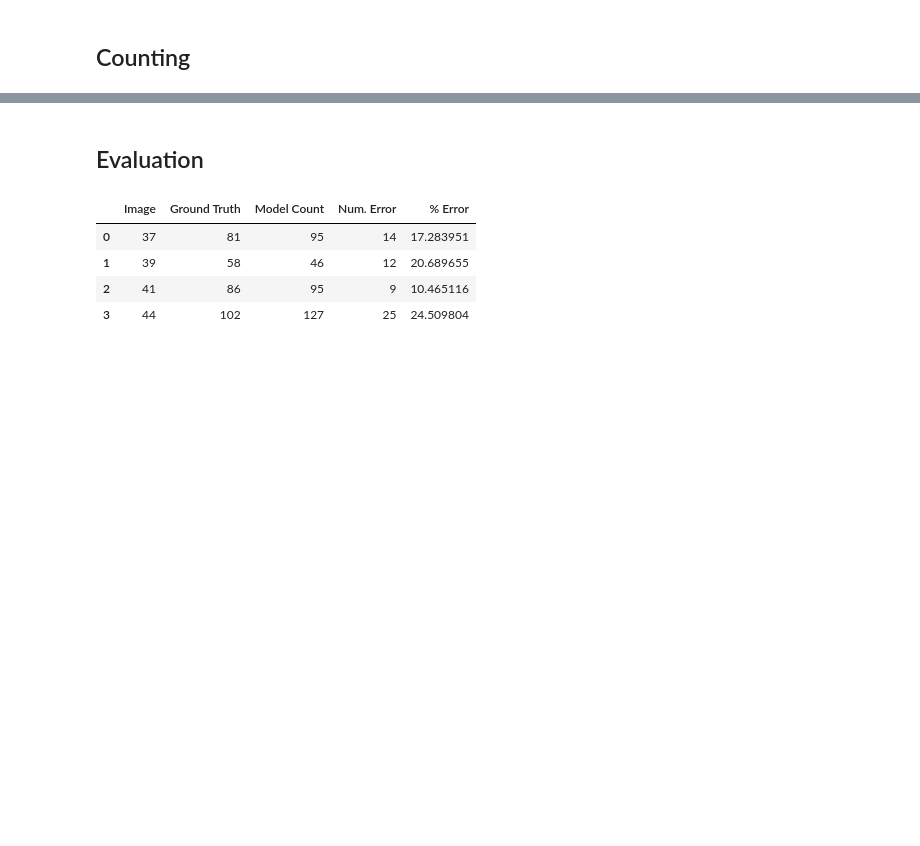
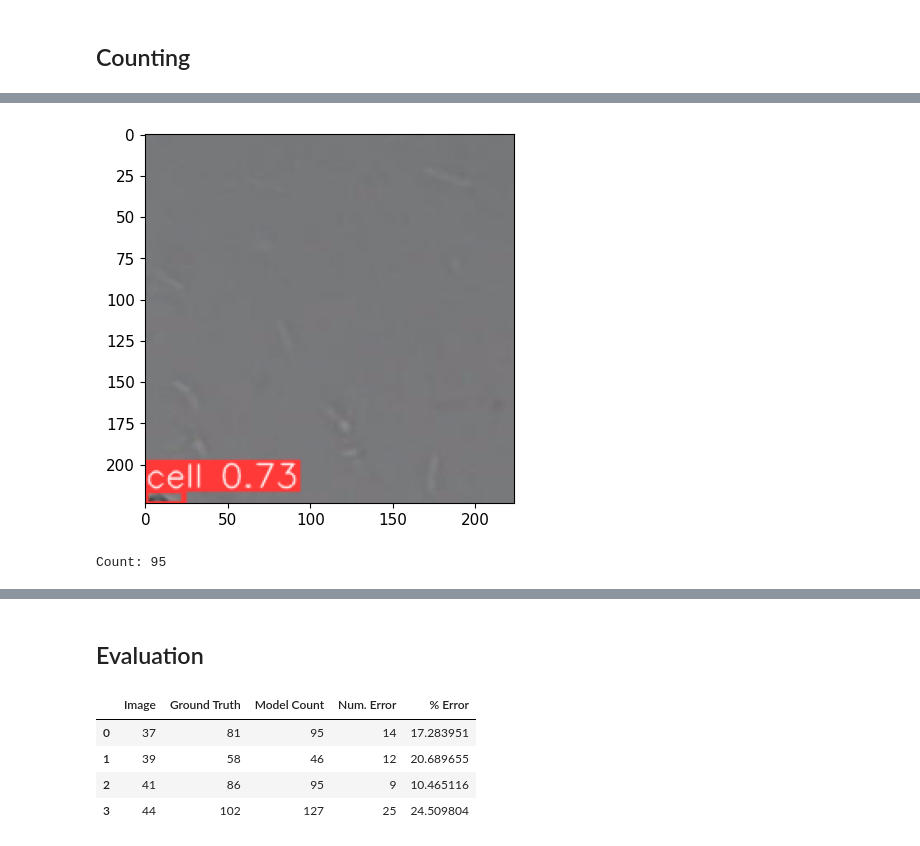
Before and after one commit to swaneekazoo/rgu-cm4105-honours, a Jupyter notebook: CM4105_Cell_Counter.ipynb, the cells around one changed output, grey strips where cells are left out. Drawn from its saved outputs; the diff is of its cells as text; code cells hidden in the pictures; blank space fills up the shorter version.

```diff
--- a/CM4105_Cell_Counter.ipynb
+++ b/CM4105_Cell_Counter.ipynb
@@ -117,0 +29,2 @@ Adding AutoShape...
+# %%
+cell_counts = []
@@ -118 +34,4 @@ Adding AutoShape...
+# %%
+# Load custom model
+model = yolov5.load('models/run7/best.pt')
 # %%
@@ -262,0 +69,10 @@ First patch of image test_44:
+# %%
+df, img, cell_count = count_cells('34')
+
+plt.imshow(img)
+plt.show()
+print(f'Count: {cell_count}')
+cell_counts.append(cell_count)
+# %% [output]
+[figure, added]
+Count: 95
```
Also changed, not shown: parts of 23 cells of this notebook, 2 other files.
